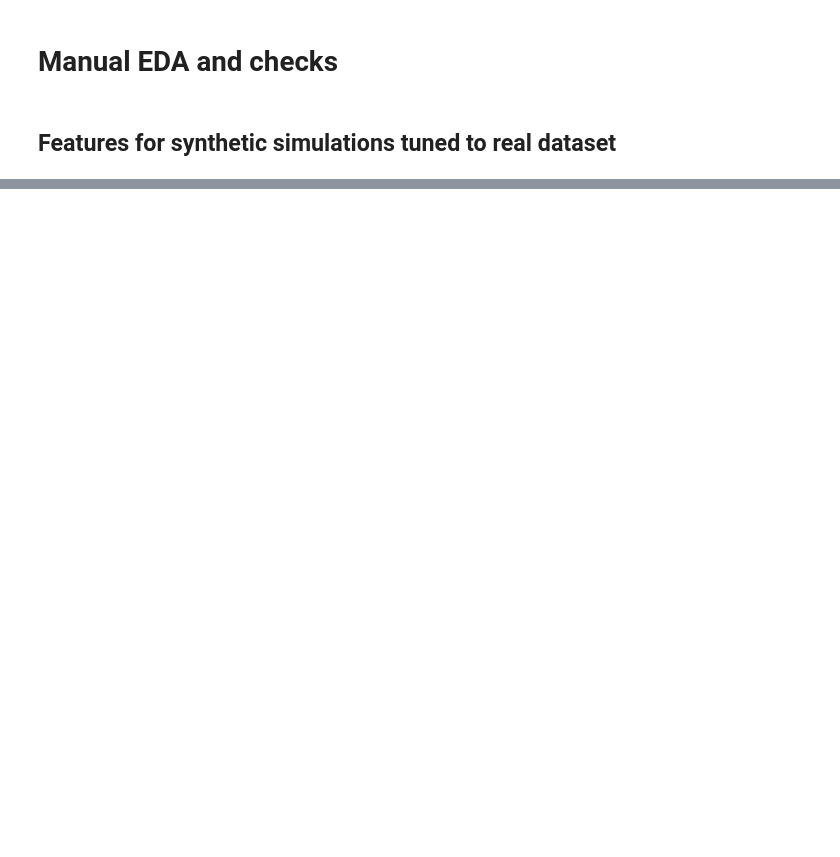
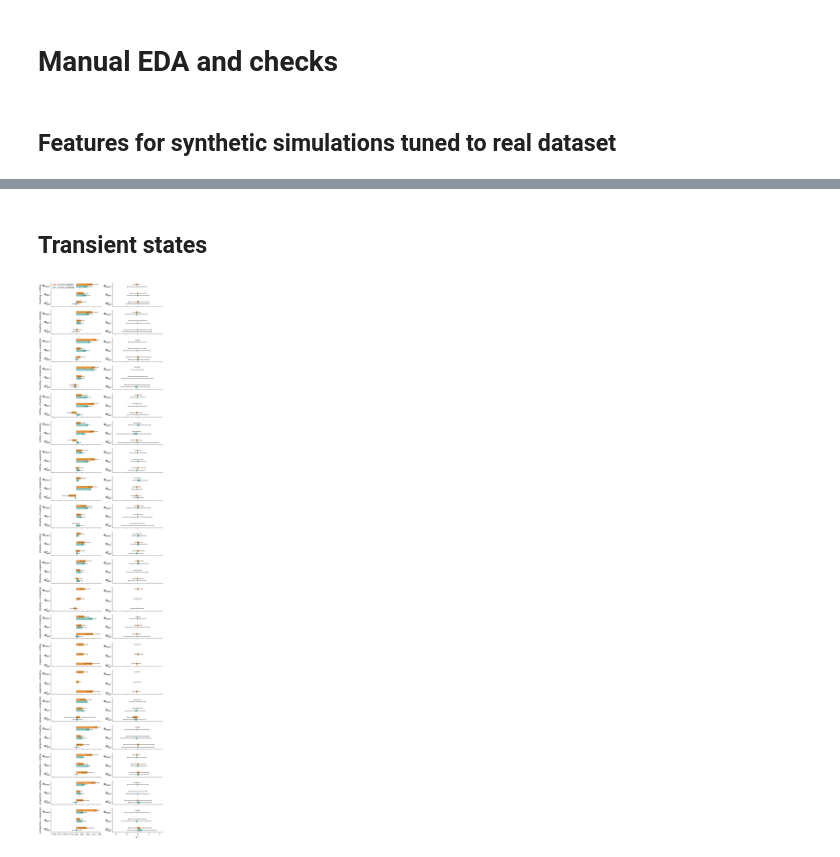
Before and after one commit to josefberman/SchoolMotionClassifier, a Jupyter notebook: manual eda.ipynb, the cells around one changed output, grey strips where cells are left out. Cells and saved outputs as stored; diff of their text form; code cells hidden in the pictures; blank space fills up the shorter version.

```diff
--- a/manual eda.ipynb
+++ b/manual eda.ipynb
@@ -58,14 +60,17 @@ rows.extend(_rows_from_features(tuned["sim_features"], "Synthetic dataset"))
 rows.extend(_rows_from_features(couzin, "CouzinLab dataset"))
 calib_data = pd.DataFrame(rows)
 # %%
-feature_order = ['phi_trans','phi_tan','phi_rad','phi_tan_unsigned','phi_local']
-hue_order = ['Synthetic dataset','CouzinLab dataset']
+level_order = ["phi_trans", "phi_tan", "phi_rad"]
+rate_order = ["phi_trans_rate", "phi_tan_rate", "phi_rad_rate"]
+feature_order = level_order + rate_order
+hue_order = ["Synthetic dataset", "CouzinLab dataset"]
 feature_labels = {
     "phi_trans": r"$\Phi_{\mathrm{trans}}$",
-    "phi_tan":   r"$\Phi_{\mathrm{tan}}$",
-    "phi_rad":   r"$\Phi_{\mathrm{rad}}^{\pm}$",
-    "phi_tan_unsigned": r"$\Phi_{\mathrm{tan}}^{\mathrm{unsigned}}$",
-    "phi_local": r"$\Phi_{\mathrm{local}}$",
+    "phi_tan": r"$\Phi_{\mathrm{tan}}$",
+    "phi_rad": r"$\Phi_{\mathrm{rad}}^{\pm}$",
+    "phi_trans_rate": r"$\dot\Phi_{\mathrm{trans}}$",
+    "phi_tan_rate": r"$\dot\Phi_{\mathrm{tan}}$",
+    "phi_rad_rate": r"$\dot\Phi_{\mathrm{rad}}^{\pm}$",
 }
 # %%
 behavior_order = [b for b in BEHAVIOR_ORDER if b in set(calib_data["behavior"])]
@@ -169,0 +154,2 @@ plt.show()
+# %% [markdown]
+## Transient states
@@ -169,0 +204,38 @@ plt.show()
+# %%
+trans_rate_rows = trans_data[trans_data["feature"].isin(rate_order)]
+trans_rate_span = np.nanmax(np.abs(trans_rate_rows["feature mean"]) + trans_rate_rows["feature std"])
+trans_rate_lim = float(max(1.1, np.ceil(trans_rate_span * 11.5) / 10))
+trans_panels = [
+    (level_order, (-1.1, 1.1), ""),
+    (rate_order, (-trans_rate_lim, trans_rate_lim), r"s$^{-1}$"),
+]
+
+fig, axes = plt.subplots(
+    len(trans_order),
+    len(trans_panels),
+    figsize=(10, 2.2 * len(trans_order)),
+    sharex="col",
+    squeeze=False,
+)
+
+for axis_id, behavior in enumerate(trans_order):
+    axes[axis_id, 0].set_ylabel(behavior, fontsize=12)
+    for col, (features, xlim, _unit) in enumerate(trans_panels):
+        plot_behavior(
+            behavior=behavior,
+            axis_id=axis_id,
+            features=features,
+            xlim=xlim,
+            ax=axes[axis_id, col],
+            data=trans_data,
+        )
+
+for col, (_features, _xlim, unit) in enumerate(trans_panels):
+    axes[-1, col].set_xlabel(unit, fontsize=14)
+
+sns.despine()
+plt.tight_layout()
+plt.savefig("results/behavior_bars_transitions.png", dpi=300)
+plt.show()
+# %% [output]
+[figure, added]
```
Also changed, not shown: parts of 3 cells of this notebook, 30 other files.
